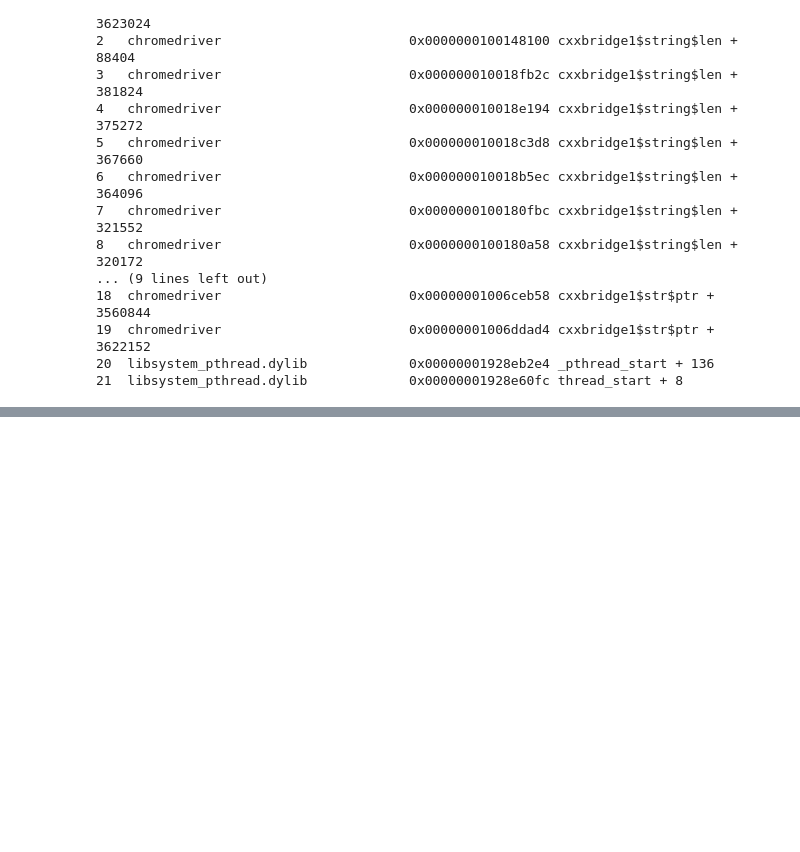
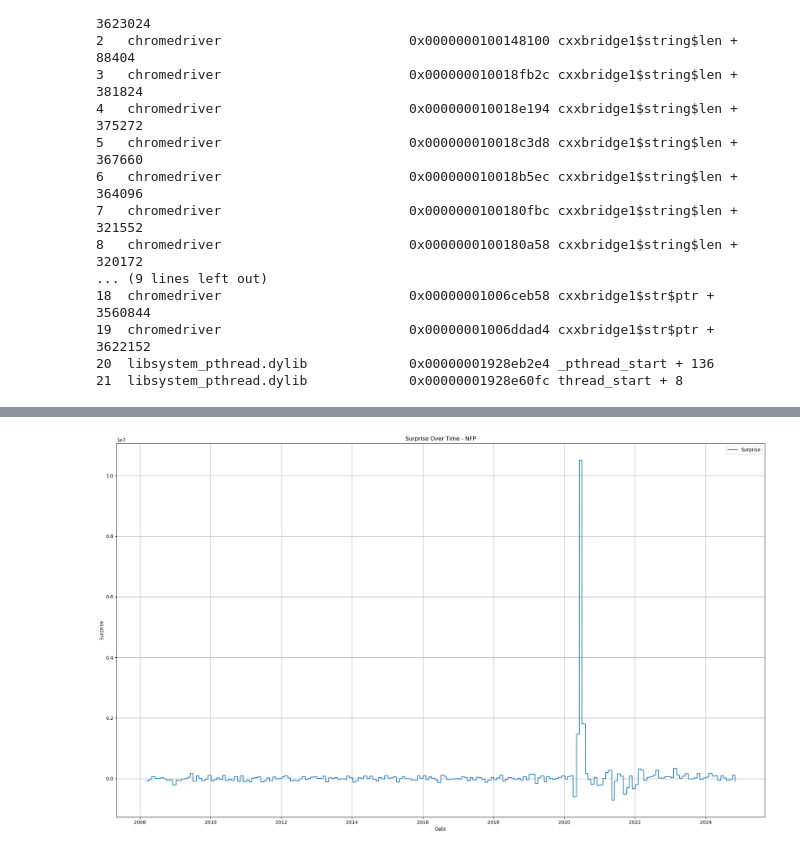
Before and after one commit to arnavkhurma/hmm-report-forecasting, a Jupyter notebook: hmm.ipynb, the cells around one changed output, grey strips where cells are left out. Cells and saved outputs as stored; diff of their text form; code cells hidden in the pictures; blank space fills up the shorter version.

```diff
--- a/hmm.ipynb
+++ b/hmm.ipynb
@@ -167,0 +258,4 @@ Stacktrace:
+# %%
+nfp = pd.read_csv('NFP-US.csv')
+nfp.drop(columns=["Unnamed: 0"], inplace=True)
+nfp
@@ -167,0 +276,13 @@ Stacktrace:
+# %%
+nfp['Release Date'] = pd.to_datetime(nfp['Release Date'])
+nfp['Actual'] = nfp['Actual'].astype(str).str.replace(',', '', regex=False)
+nfp['Actual'] = nfp['Actual'].str.replace('K', '', regex=False).astype(float) * 1000
+nfp['Forecast'] = nfp['Forecast'].astype(str).str.replace(',', '', regex=False)
+nfp['Forecast'] = nfp['Forecast'].str.replace('K', '', regex=False).astype(float) * 1000
+date_range = pd.date_range(start=nfp['Release Date'].min(), end=nfp['Release Date'].max(), freq='D')
+nfp = nfp.set_index('Release Date').reindex(date_range, method=None)
+nfp = nfp.ffill()
+nfp.reset_index(inplace=True)
+nfp.rename(columns={'index': 'Date'}, inplace=True)
+nfp = nfp[::-1]
+nfp.head(20)
@@ -167,0 +307,2 @@ Stacktrace:
+# %%
+nfp['Surprise'] = nfp['Actual'] - nfp['Forecast']
@@ -167,0 +327,15 @@ Stacktrace:
+# %%
+import matplotlib.pyplot as plt
+
+plt.figure(figsize=(20, 12))
+plt.plot(nfp['Date'], nfp['Surprise'], linestyle='-', label='Surprise')
+plt.title('Surprise Over Time - NFP')
+plt.xlabel('Date')
+plt.ylabel('Surprise')
+plt.grid(True)
+plt.legend()
+plt.tight_layout()
+
+plt.show()
+# %% [output]
+[figure, added]
```
Also changed, not shown: parts of 34 cells of this notebook, 12 other files.
